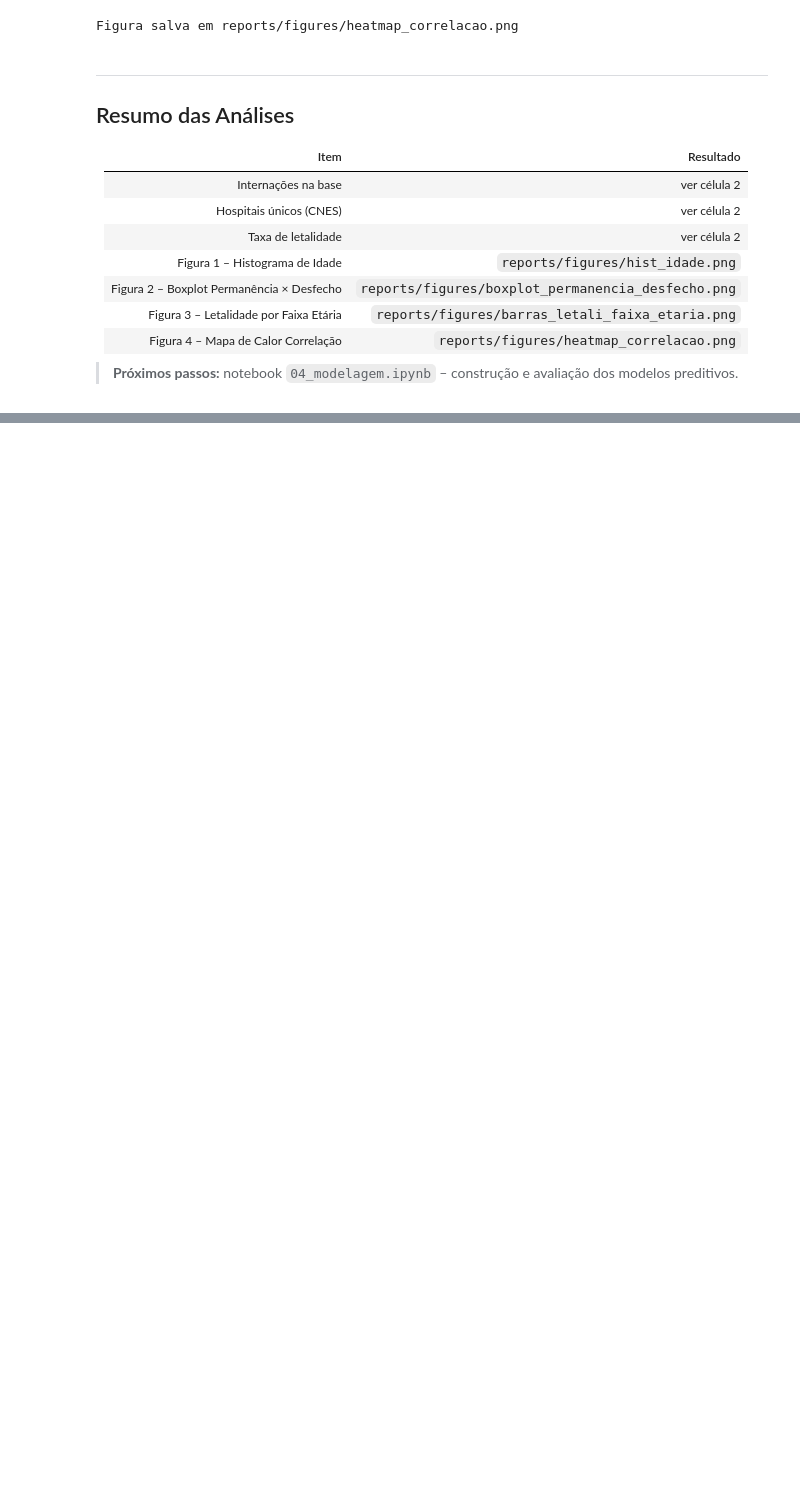
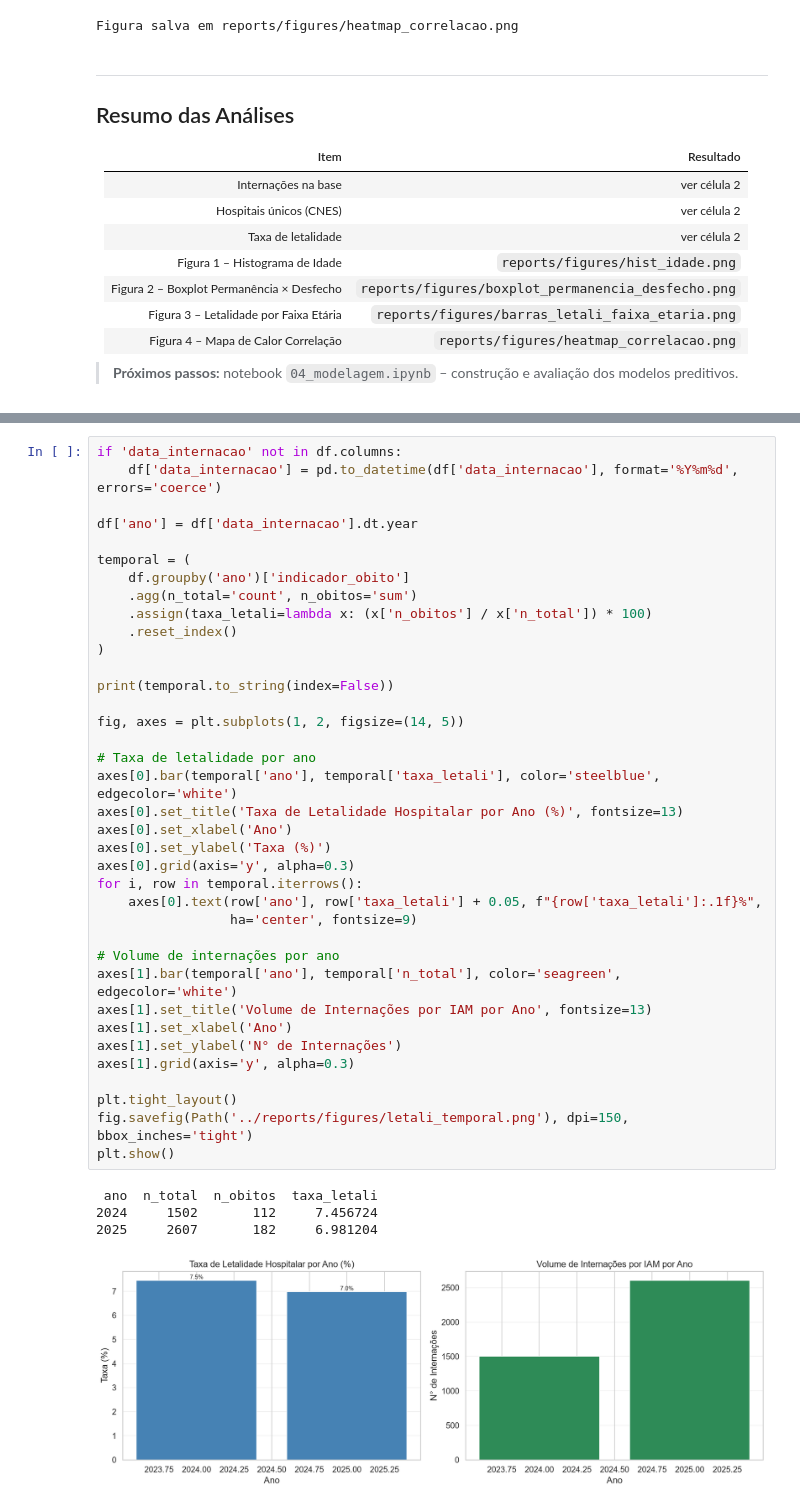
Before and after one commit to Carolina-Silva/TCC, a Jupyter notebook: notebooks/04_analysis_exploration_visualization.ipynb, the cells around one changed output, grey strips where cells are left out. Drawn from its saved outputs; the diff is of its cells as text; blank space fills up the shorter version.

```diff
--- a/notebooks/04_analysis_exploration_visualization.ipynb
+++ b/notebooks/04_analysis_exploration_visualization.ipynb
@@ -558,0 +564,42 @@ Figura salva em reports/figures/heatmap_correlacao.png
+# %%
+if 'data_internacao' not in df.columns:
+    df['data_internacao'] = pd.to_datetime(df['data_internacao'], format='%Y%m%d', errors='coerce')
+
+df['ano'] = df['data_internacao'].dt.year
+
+temporal = (
+    df.groupby('ano')['indicador_obito']
+    .agg(n_total='count', n_obitos='sum')
+    .assign(taxa_letali=lambda x: (x['n_obitos'] / x['n_total']) * 100)
+    .reset_index()
+)
+
+print(temporal.to_string(index=False))
+
+fig, axes = plt.subplots(1, 2, figsize=(14, 5))
+
+# Taxa de letalidade por ano
+axes[0].bar(temporal['ano'], temporal['taxa_letali'], color='steelblue', edgecolor='white')
+axes[0].set_title('Taxa de Letalidade Hospitalar por Ano (%)', fontsize=13)
+axes[0].set_xlabel('Ano')
+axes[0].set_ylabel('Taxa (%)')
+axes[0].grid(axis='y', alpha=0.3)
+for i, row in temporal.iterrows():
+    axes[0].text(row['ano'], row['taxa_letali'] + 0.05, f"{row['taxa_letali']:.1f}%",
+                 ha='center', fontsize=9)
+
+# Volume de internações por ano
+axes[1].bar(temporal['ano'], temporal['n_total'], color='seagreen', edgecolor='white')
+axes[1].set_title('Volume de Internações por IAM por Ano', fontsize=13)
+axes[1].set_xlabel('Ano')
+axes[1].set_ylabel('N° de Internações')
+axes[1].grid(axis='y', alpha=0.3)
+
+plt.tight_layout()
+fig.savefig(Path('../reports/figures/letali_temporal.png'), dpi=150, bbox_inches='tight')
+plt.show()
+# %% [output]
+ ano  n_total  n_obitos  taxa_letali
+2024     1502       112     7.456724
+2025     2607       182     6.981204
+[figure, added]
```
Also changed, not shown: parts of 15 cells of this notebook, 3 other files.
